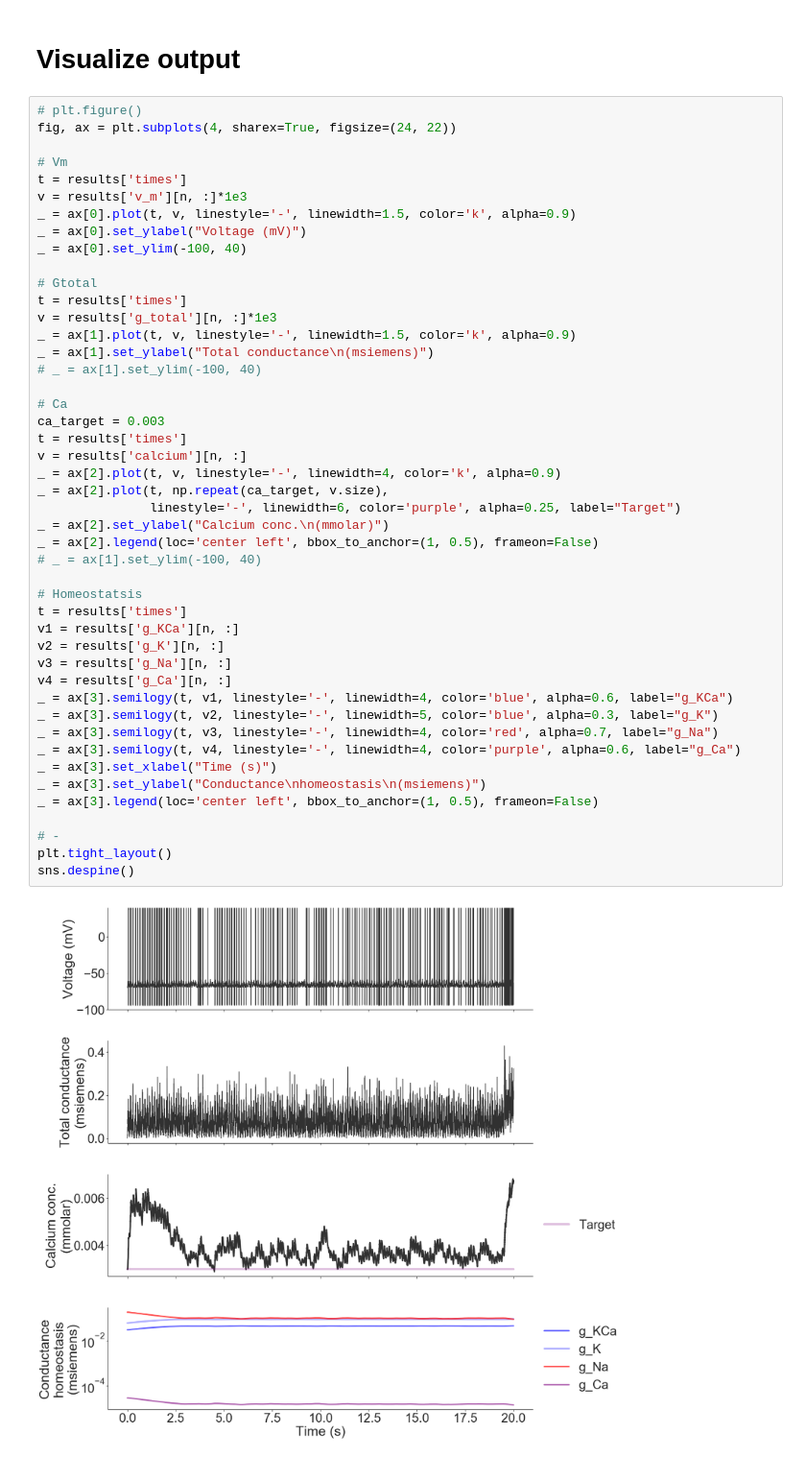
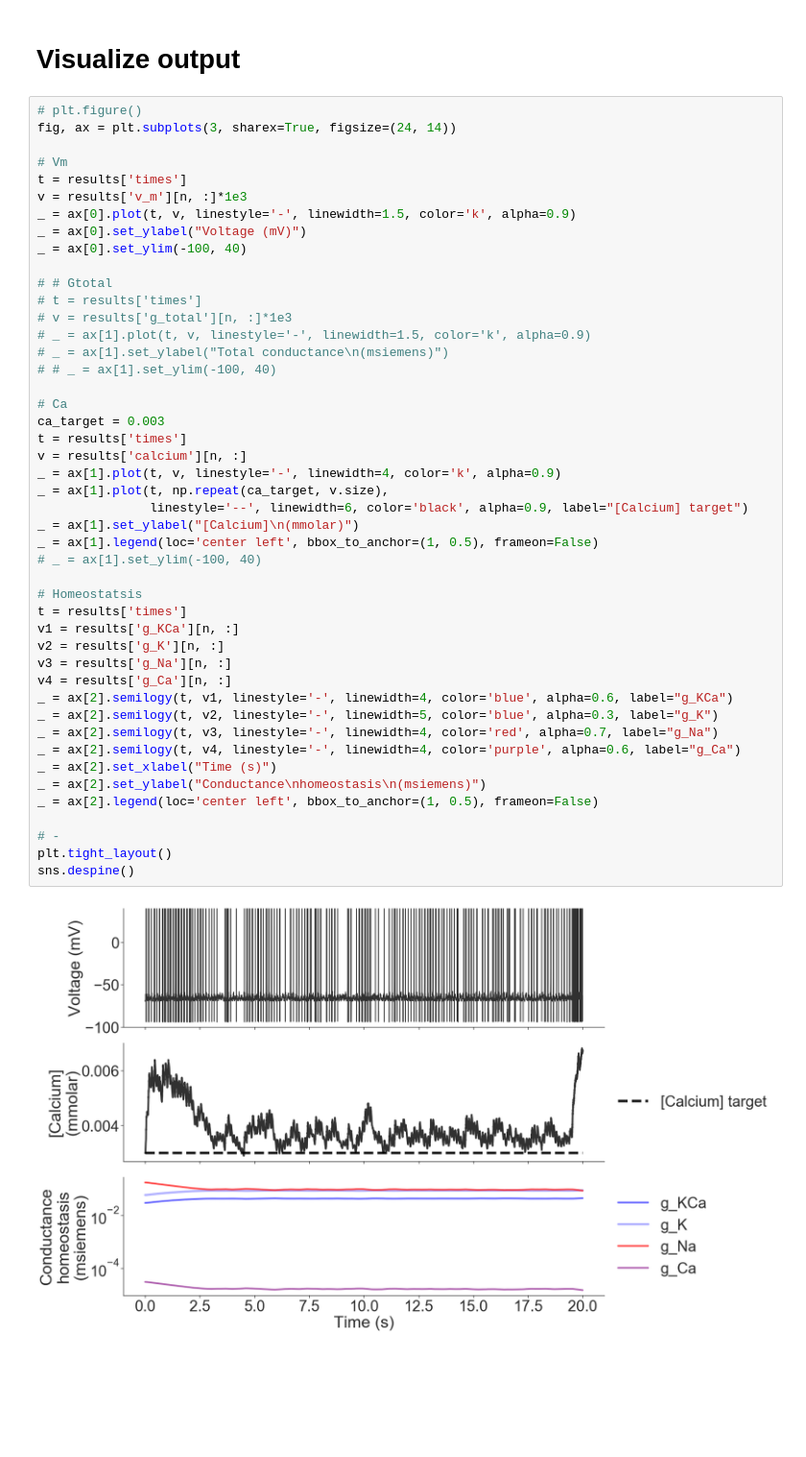
Before and after one commit to voytekresearch/resistingrhythm, a Jupyter notebook: resistingrhythm/ipynb/paper_figures_HHH.ipynb, the cells around one changed output. Shown at 96% size. Cells and saved outputs as stored; diff of their text form; blank space fills up the shorter version.

```diff
--- a/resistingrhythm/ipynb/paper_figures_HHH.ipynb
+++ b/resistingrhythm/ipynb/paper_figures_HHH.ipynb
@@ -131,49 +136,49 @@ _ = ax.set_xlim(0, 0.5)
 # Visualize output
 # %%
 # plt.figure()
-fig, ax = plt.subplots(4, sharex=True, figsize=(24, 22))
+fig, ax = plt.subplots(3, sharex=True, figsize=(24, 14))
 
 # Vm
 t = results['times']
 v = results['v_m'][n, :]*1e3
 _ = ax[0].plot(t, v, linestyle='-', linewidth=1.5, color='k', alpha=0.9)
 _ = ax[0].set_ylabel("Voltage (mV)")
 _ = ax[0].set_ylim(-100, 40)
 
-# Gtotal
-t = results['times']
-v = results['g_total'][n, :]*1e3
-_ = ax[1].plot(t, v, linestyle='-', linewidth=1.5, color='k', alpha=0.9)
-_ = ax[1].set_ylabel("Total conductance\n(msiemens)")
-# _ = ax[1].set_ylim(-100, 40)
+# # Gtotal
+# t = results['times']
+# v = results['g_total'][n, :]*1e3
+# _ = ax[1].plot(t, v, linestyle='-', linewidth=1.5, color='k', alpha=0.9)
+# _ = ax[1].set_ylabel("Total conductance\n(msiemens)")
+# # _ = ax[1].set_ylim(-100, 40)
 
 # Ca
 ca_target = 0.003
 t = results['times']
 v = results['calcium'][n, :]
-_ = ax[2].plot(t, v, linestyle='-', linewidth=4, color='k', alpha=0.9)
-_ = ax[2].plot(t, np.repeat(ca_target, v.size),
-               linestyle='-', linewidth=6, color='purple', alpha=0.25, label="Target")
-_ = ax[2].set_ylabel("Calcium conc.\n(mmolar)")
-_ = ax[2].legend(loc='center left', bbox_to_anchor=(1, 0.5), frameon=False)
+_ = ax[1].plot(t, v, linestyle='-', linewidth=4, color='k', alpha=0.9)
+_ = ax[1].plot(t, np.repeat(ca_target, v.size),
+               linestyle='--', linewidth=6, color='black', alpha=0.9, label="[Calcium] target")
+_ = ax[1].set_ylabel("[Calcium]\n(mmolar)")
+_ = ax[1].legend(loc='center left', bbox_to_anchor=(1, 0.5), frameon=False)
 # _ = ax[1].set_ylim(-100, 40)
 
 # Homeostatsis
 t = results['times']
 v1 = results['g_KCa'][n, :]
 v2 = results['g_K'][n, :]
 v3 = results['g_Na'][n, :]
 v4 = results['g_Ca'][n, :]
-_ = ax[3].semilogy(t, v1, linestyle='-', linewidth=4, color='blue', alpha=0.6, label="g_KCa")
-_ = ax[3].semilogy(t, v2, linestyle='-', linewidth=5, color='blue', alpha=0.3, label="g_K")
-_ = ax[3].semilogy(t, v3, linestyle='-', linewidth=4, color='red', alpha=0.7, label="g_Na")
-_ = ax[3].semilogy(t, v4, linestyle='-', linewidth=4, color='purple', alpha=0.6, label="g_Ca")
-_ = ax[3].set_xlabel("Time (s)")
-_ = ax[3].set_ylabel("Conductance\nhomeostasis\n(msiemens)")
-_ = ax[3].legend(loc='center left', bbox_to_anchor=(1, 0.5), frameon=False)
+_ = ax[2].semilogy(t, v1, linestyle='-', linewidth=4, color='blue', alpha=0.6, label="g_KCa")
+_ = ax[2].semilogy(t, v2, linestyle='-', linewidth=5, color='blue', alpha=0.3, label="g_K")
+_ = ax[2].semilogy(t, v3, linestyle='-', linewidth=4, color='red', alpha=0.7, label="g_Na")
+_ = ax[2].semilogy(t, v4, linestyle='-', linewidth=4, color='purple', alpha=0.6, label="g_Ca")
+_ = ax[2].set_xlabel("Time (s)")
+_ = ax[2].set_ylabel("Conductance\nhomeostasis\n(msiemens)")
+_ = ax[2].legend(loc='center left', bbox_to_anchor=(1, 0.5), frameon=False)
 
 # -
 plt.tight_layout()
 sns.despine()
 # %% [output]
-[figure, old version]
+[figure, new version]
```
Also changed, not shown: parts of 2 cells of this notebook, 1 other file.
